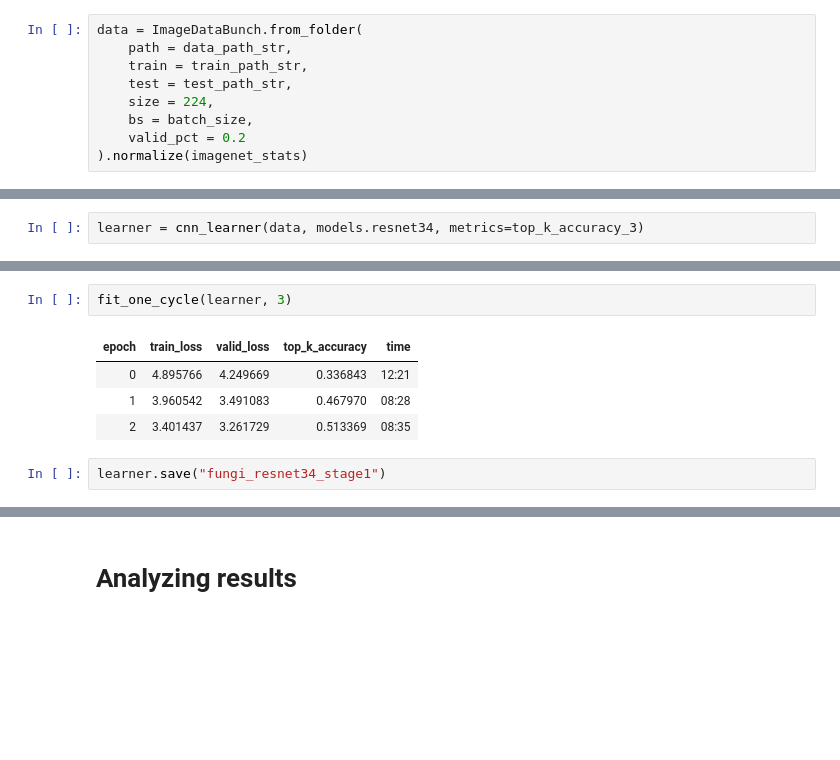
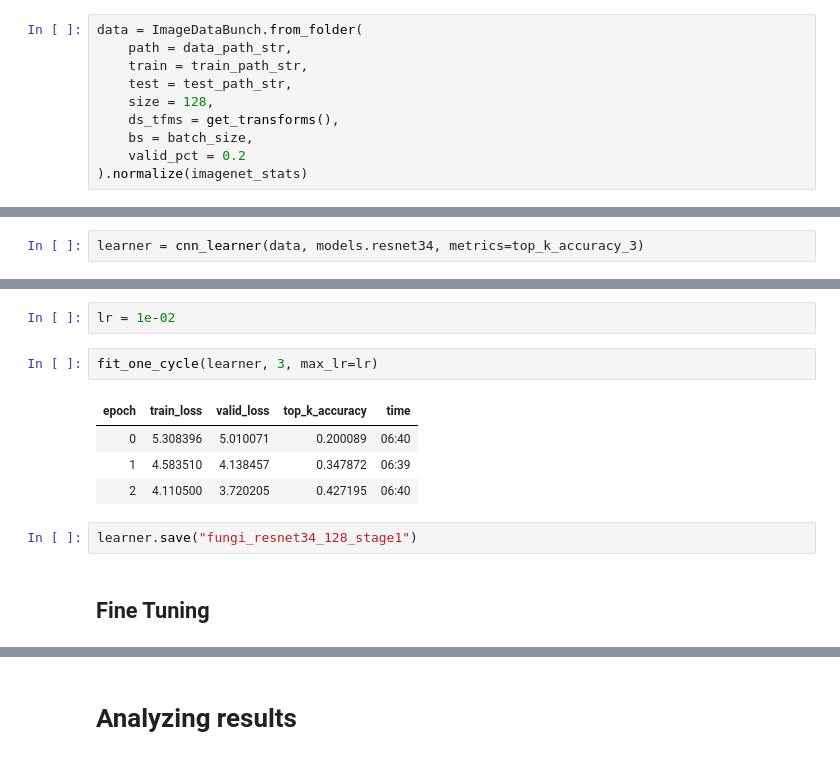
Before and after one commit to lehtone1/fgvcx_fungi_comp, a Jupyter notebook: fungi_classification.ipynb, the cells around one changed output, grey strips where cells are left out. Cells and saved outputs as stored; diff of their text form; blank space fills up the shorter version.

```diff
--- a/fungi_classification.ipynb
+++ b/fungi_classification.ipynb
@@ -25,7 +27,8 @@ data = ImageDataBunch.from_folder(
     path = data_path_str,
     train = train_path_str,
     test = test_path_str,
-    size = 224,
+    size = 128,
+    ds_tfms = get_transforms(),
     bs = batch_size,
     valid_pct = 0.2
 ).normalize(imagenet_stats)
@@ -145,9 +159,13 @@ learner = cnn_learner(data, models.resnet34, metrics=top_k_accuracy_3)
+# %%
+lr = 1e-02
 # %%
-fit_one_cycle(learner, 3)
+fit_one_cycle(learner, 3, max_lr=lr)
 # %% [output]
 | epoch | train_loss | valid_loss | top_k_accuracy | time |
-| 0 | 4.895766 | 4.249669 | 0.336843 | 12:21 |
-| 1 | 3.960542 | 3.491083 | 0.467970 | 08:28 |
-| 2 | 3.401437 | 3.261729 | 0.513369 | 08:35 |
+| 0 | 5.308396 | 5.010071 | 0.200089 | 06:40 |
+| 1 | 4.583510 | 4.138457 | 0.347872 | 06:39 |
+| 2 | 4.110500 | 3.720205 | 0.427195 | 06:40 |
 # %%
-learner.save("fungi_resnet34_stage1")
+learner.save("fungi_resnet34_128_stage1")
+# %% [markdown]
+## Fine Tuning
```
Also changed, not shown: parts of 34 cells of this notebook.
